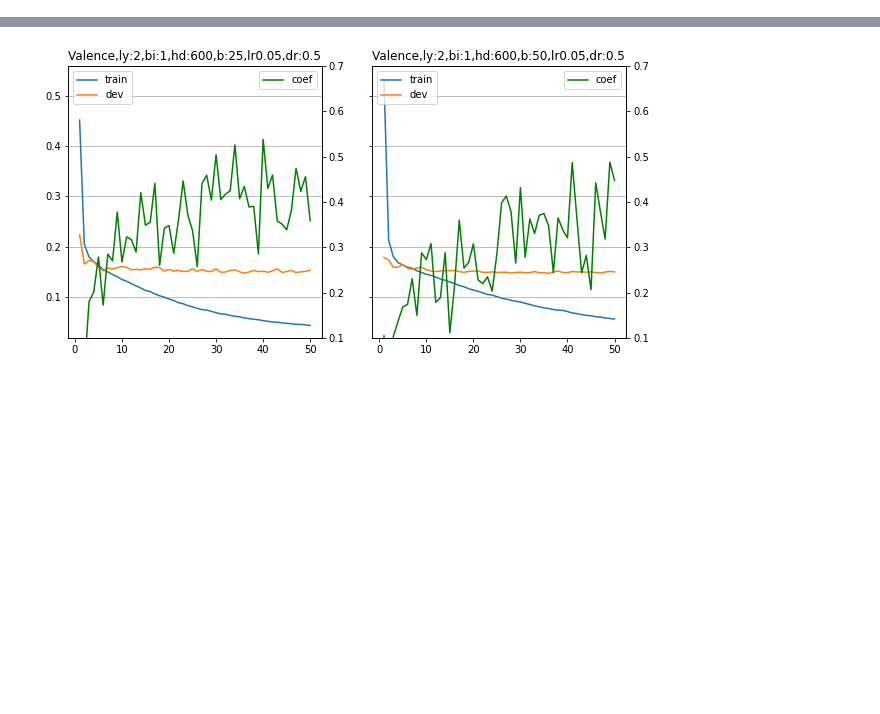
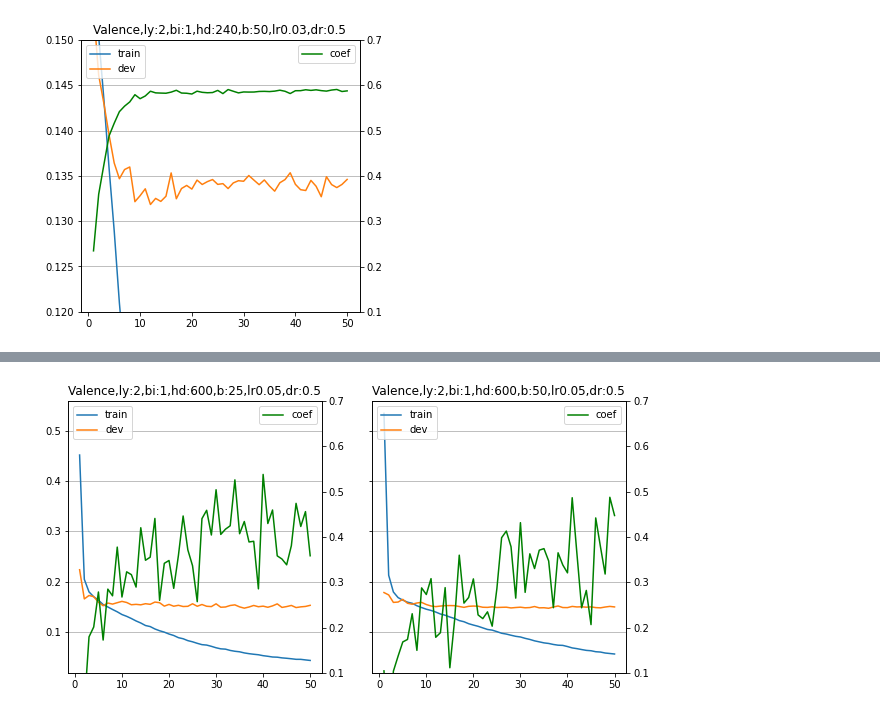
Before and after one commit to kurarrr/emotional-chatapp-core, a Jupyter notebook: api/analysis/plot_stanford.ipynb, the cells around one changed output, grey strips where cells are left out. Drawn from its saved outputs; the diff is of its cells as text; code cells hidden in the pictures; blank space fills up the shorter version.

Commit message:
valence完成

```diff
--- a/api/analysis/plot_stanford.ipynb
+++ b/api/analysis/plot_stanford.ipynb
@@ -108,7 +108,7 @@ def plot_jsons_for_cross_valid(json_dir,image_dir,names,titles,height,width,prin
                 ax = axes[h, w]
                 ax.plot(range(1,x_lim+1),train_loss)
                 ax.plot(range(1,x_lim+1),dev_loss)
-                ax.set_ylim(0.12,0.16)
+                ax.set_ylim(0.12,0.15)
 
                 if print_coef:
                     ax2 = ax.twinx()
@@ -122,3 +122,40 @@ def plot_jsons_for_cross_valid(json_dir,image_dir,names,titles,height,width,prin
 
         image_path = image_dir + './image_{0}'.format(p)
         fig.savefig(image_path)
+# %%
+# dat_cross_valid_dr_adadelta_word_cut_only をみる
+# vad_types = ['Valence','Arousal']
+vad_types = ['Valence']
+
+json_dir = './dat_model_json/best/'
+image_dir = './dat_model_json/best/'
+
+bss = [50]
+# lrs = [0.2,0.4]
+lrs = [0.03]
+
+hidden_dims = [240]
+num_layers = [2]
+bis = [1]
+drs = [0.5]
+
+names = []
+titles = []
+
+for vad_type in vad_types:
+    for bi in bis:
+        for num_layer in num_layers:
+            for hidden_dim in hidden_dims:
+                for bs in bss:
+                    for lr in lrs:
+                        for dr in drs:
+                            name = "{}_layer_{}_bi_{}_hd_{}_bs_{}_lr_{}_dr_{}_Adagrad.json".format(\
+                                    vad_type,num_layer,bi,hidden_dim,bs,lr,dr)
+                            title = "{},ly:{},bi:{},hd:{},b:{},lr{},dr:{}".format(\
+                                    vad_type,num_layer,bi,hidden_dim,bs,lr,dr)
+                            names.append(name)
+                            titles.append(title)
+
+plot_jsons_for_cross_valid(json_dir,image_dir,names,titles,len(lrs),len(drs),figsize=(5,5),print_coef=True)
+# %% [output]
+[figure, added]
```
Also changed, not shown: parts of 4 cells of this notebook, 5 other files.
